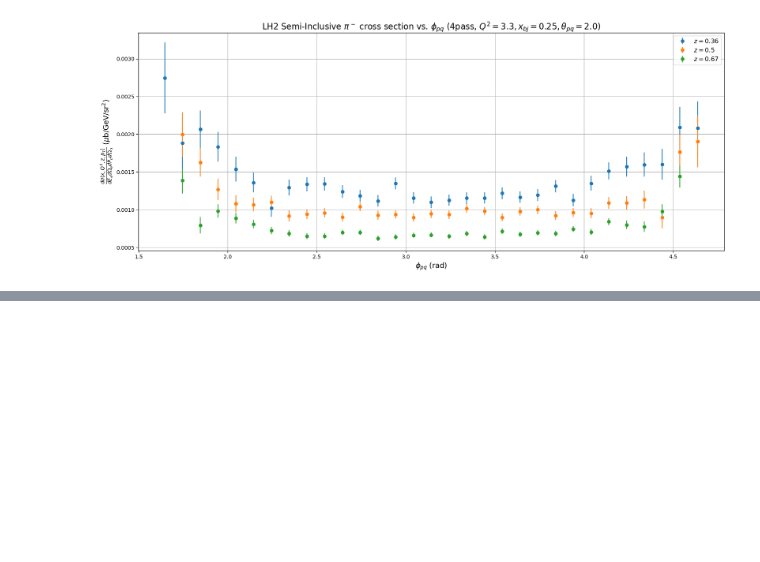
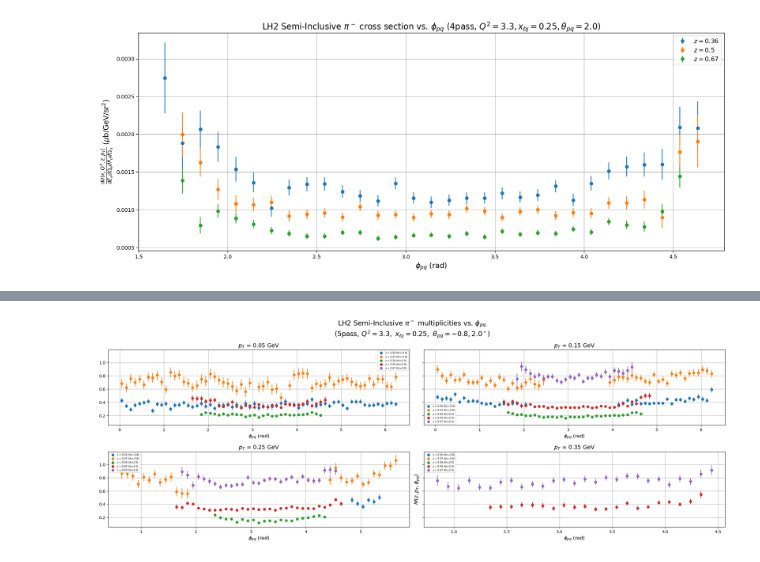
Before and after one commit to jgilguti/r-sidis, a Jupyter notebook: cross_section/z_phi_dependance.ipynb, the cells around one changed output, grey strips where cells are left out. Drawn from its saved outputs; the diff is of its cells as text; code cells hidden in the pictures; blank space fills up the shorter version.

```diff
--- a/cross_section/z_phi_dependance.ipynb
+++ b/cross_section/z_phi_dependance.ipynb
@@ -131,0 +132,89 @@ plt.show()
+# %%
+import numpy as np
+import pandas as pd
+import matplotlib.pyplot as plt
+import matplotlib.lines as mlines
+from scipy.optimize import curve_fit
+
+th0p8z50_df = pd.read_csv("../5pass/th-0.8/z0.5/pi-/LH2_ratios.csv")
+th0p8z67_df = pd.read_csv("../5pass/th-0.8/z0.67/pi-/LH2_ratios.csv")
+th2z36_df   = pd.read_csv("../5pass/th2.0/z0.36/pi-/LH2_ratios.csv")
+th2z50_df   = pd.read_csv("../5pass/th2.0/z0.5/pi-/LH2_ratios.csv")
+th2z67_df   = pd.read_csv("../5pass/th2.0/z0.67/pi-/LH2_ratios.csv")
+
+def select_phi(df):
+    return df[(df["variable"]=="$\phi_{pq}$") & (df["ratio_err"] < 0.09)]
+
+phi_th0p8z50 = select_phi(th0p8z50_df)
+phi_th0p8z67 = select_phi(th0p8z67_df)
+phi_th2z36 = select_phi(th2z36_df)
+phi_th2z50 = select_phi(th2z50_df)
+phi_th2z67 = select_phi(th2z67_df)
+
+
+xsec_th0p8z50     = phi_th0p8z50["ratio"]     * 4.8671936668655876E-003/0.18817829762735644 * 20
+xsec_th0p8z50_err = phi_th0p8z50["ratio_err"] * 4.8671936668655876E-003/0.18817829762735644 * 20
+
+xsec_th0p8z67     = phi_th0p8z67["ratio"]     * 3.2991551348072069E-003/7.0987298299679549E-002 * 20
+xsec_th0p8z67_err = phi_th0p8z67["ratio_err"] * 3.2991551348072069E-003/7.0987298299679549E-002 * 20
+
+xsec_th2z36     = phi_th2z36["ratio"]     * 6.2286428150942199E-003/0.46545583400647678 * 20
+xsec_th2z36_err = phi_th2z36["ratio_err"] * 6.2286428150942199E-003/0.46545583400647678 * 20
+
+xsec_th2z50     = phi_th2z50["ratio"]     * 4.6070048058393879E-003/0.17820992157316212 * 20
+xsec_th2z50_err = phi_th2z50["ratio_err"] * 4.6070048058393879E-003/0.17820992157316212 * 20
+
+xsec_th2z67     = phi_th2z67["ratio"]     * 3.0167926096160780E-003/6.4944992539682556E-002 * 20
+xsec_th2z67_err = phi_th2z67["ratio_err"] * 3.0167926096160780E-003/6.4944992539682556E-002 * 20
+
+
+datasets = {
+    "z = 0.50 (th=-0.8)": (phi_th0p8z50, xsec_th0p8z50, xsec_th0p8z50_err),
+    "z = 0.67 (th=-0.8)": (phi_th0p8z67, xsec_th0p8z67, xsec_th0p8z67_err),
+    "z = 0.36 (th=2.0)": (phi_th2z36, xsec_th2z36, xsec_th2z36_err),
+    "z = 0.50 (th=2.0)": (phi_th2z50, xsec_th2z50, xsec_th2z50_err),
+    "z = 0.67 (th=2.0)": (phi_th2z67, xsec_th2z67, xsec_th2z67_err),
+}
+
+pt_bins = [0.05, 0.15, 0.25, 0.35]
+
+
+fig, axes = plt.subplots(2, 2, figsize=(22, 8), sharey=True)
+# axes = axes.flatten()
+
+for ax, ptbc in zip(axes.flatten(), pt_bins):
+
+    for label, (df_phi, xsec, xsec_err) in datasets.items():
+
+        mask = df_phi["pt_bin_center"] == ptbc
+        df_pt = df_phi[mask]
+
+        ax.errorbar(
+            df_pt["bin_center"],
+            xsec[mask],
+            yerr=xsec_err[mask],
+            fmt='o',
+            label=label
+        )
+
+    ax.set_title(fr"$p_T$ = {ptbc} GeV", fontsize=14)
+    ax.set_xlabel(r"$\phi_{pq}$ (rad)", fontsize=12)
+    ax.grid()
+    ax.legend(fontsize=6)
+
+ax.set_ylabel(
+    # r"$\frac{d\sigma(x,Q^2,z,p_T)}{dE_e d\Omega_e dP_{\pi} d\Omega_{\pi}}$ ($\mu$b/GeV/sr$^2$)",
+    r"$M(z,p_T,\phi_{pq})$",
+    fontsize=13
+)
+
+plt.suptitle(
+    r"LH2 Semi-Inclusive $\pi^-$ multiplicities vs. $\phi_{pq}$" "\n"
+    r"(5pass, $Q^2 = 3.3,\ x_{bj}=0.25,\ \theta_{pq}=-0.8, 2.0^\circ)$",
+    fontsize=17
+)
+
+plt.tight_layout(rect=[0, 0, 1, 1])
+plt.show()
+# %% [output]
+[figure, added]
```
Also changed, not shown: parts of 7 cells of this notebook, 23 other files.
